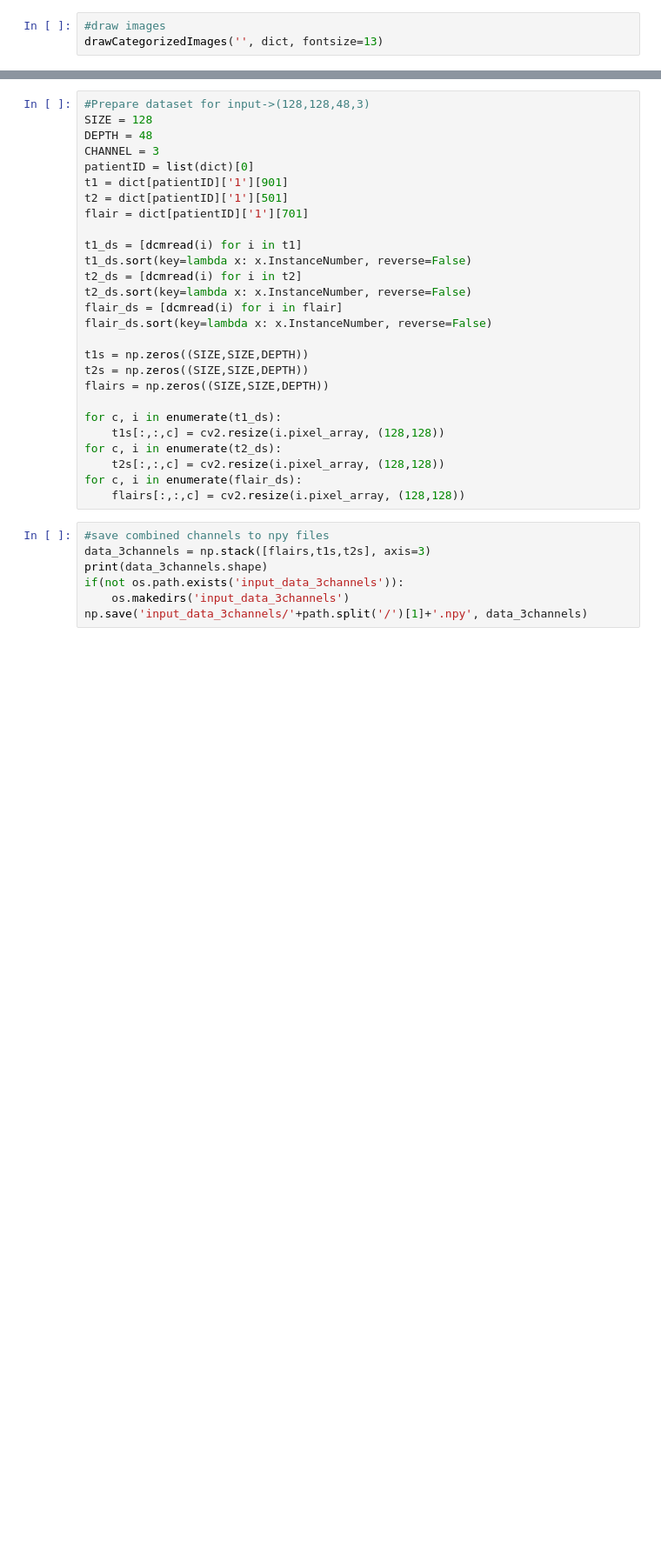
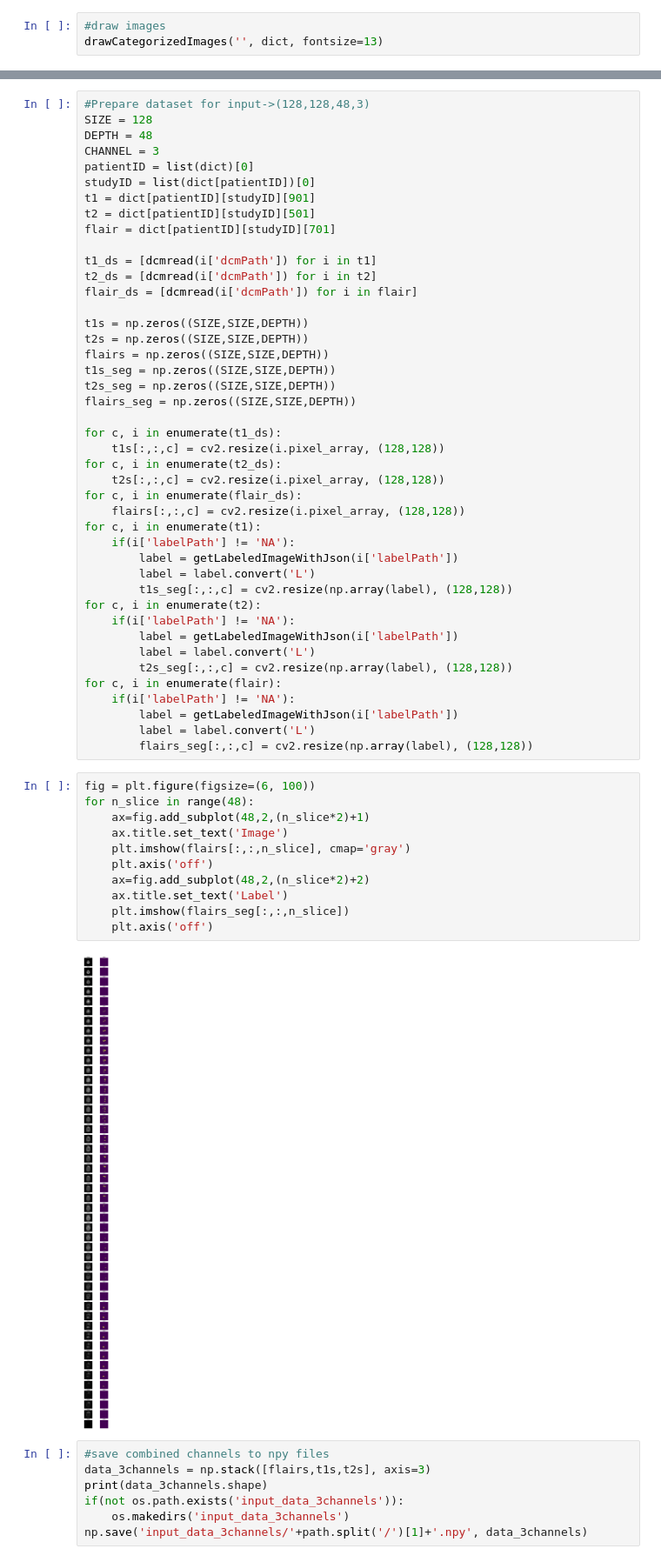
Before and after one commit to justinzhang528/Medical-Image-Processing, a Jupyter notebook: mri.ipynb, the cells around one changed output, grey strips where cells are left out. Shown: that part at 87% size. Cells and saved outputs as stored; diff of their text form; blank space fills up the shorter version.

```diff
--- a/mri.ipynb
+++ b/mri.ipynb
@@ -265,20 +274,21 @@ SIZE = 128
 DEPTH = 48
 CHANNEL = 3
 patientID = list(dict)[0]
-t1 = dict[patientID]['1'][901]
-t2 = dict[patientID]['1'][501]
-flair = dict[patientID]['1'][701]
+studyID = list(dict[patientID])[0]
+t1 = dict[patientID][studyID][901]
+t2 = dict[patientID][studyID][501]
+flair = dict[patientID][studyID][701]
 
-t1_ds = [dcmread(i) for i in t1]
-t1_ds.sort(key=lambda x: x.InstanceNumber, reverse=False)
-t2_ds = [dcmread(i) for i in t2]
-t2_ds.sort(key=lambda x: x.InstanceNumber, reverse=False)
-flair_ds = [dcmread(i) for i in flair]
-flair_ds.sort(key=lambda x: x.InstanceNumber, reverse=False)
+t1_ds = [dcmread(i['dcmPath']) for i in t1]
+t2_ds = [dcmread(i['dcmPath']) for i in t2]
+flair_ds = [dcmread(i['dcmPath']) for i in flair]
 
 t1s = np.zeros((SIZE,SIZE,DEPTH))
 t2s = np.zeros((SIZE,SIZE,DEPTH))
 flairs = np.zeros((SIZE,SIZE,DEPTH))
+t1s_seg = np.zeros((SIZE,SIZE,DEPTH))
+t2s_seg = np.zeros((SIZE,SIZE,DEPTH))
+flairs_seg = np.zeros((SIZE,SIZE,DEPTH))
 
 for c, i in enumerate(t1_ds):
     t1s[:,:,c] = cv2.resize(i.pixel_array, (128,128))
@@ -286,6 +296,34 @@ for c, i in enumerate(t2_ds):
     t2s[:,:,c] = cv2.resize(i.pixel_array, (128,128))
 for c, i in enumerate(flair_ds):
     flairs[:,:,c] = cv2.resize(i.pixel_array, (128,128))
+for c, i in enumerate(t1):
+    if(i['labelPath'] != 'NA'):
+        label = getLabeledImageWithJson(i['labelPath'])
+        label = label.convert('L')
+        t1s_seg[:,:,c] = cv2.resize(np.array(label), (128,128))
+for c, i in enumerate(t2):
+    if(i['labelPath'] != 'NA'):
+        label = getLabeledImageWithJson(i['labelPath'])
+        label = label.convert('L')
+        t2s_seg[:,:,c] = cv2.resize(np.array(label), (128,128))
+for c, i in enumerate(flair):
+    if(i['labelPath'] != 'NA'):
+        label = getLabeledImageWithJson(i['labelPath'])
+        label = label.convert('L')
+        flairs_seg[:,:,c] = cv2.resize(np.array(label), (128,128))
+# %%
+fig = plt.figure(figsize=(6, 100))
+for n_slice in range(48):
+    ax=fig.add_subplot(48,2,(n_slice*2)+1)
+    ax.title.set_text('Image')
+    plt.imshow(flairs[:,:,n_slice], cmap='gray')
+    plt.axis('off')
+    ax=fig.add_subplot(48,2,(n_slice*2)+2)
+    ax.title.set_text('Label')
+    plt.imshow(flairs_seg[:,:,n_slice])
+    plt.axis('off')
+# %% [output]
+[figure, added]
 # %%
 #save combined channels to npy files
 data_3channels = np.stack([flairs,t1s,t2s], axis=3)
```
Also changed, not shown: parts of 14 cells of this notebook.
